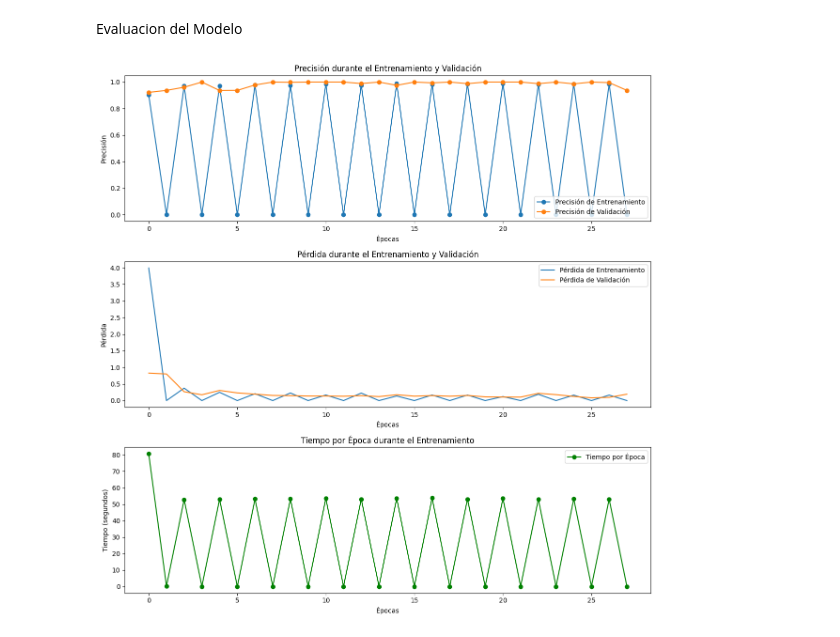
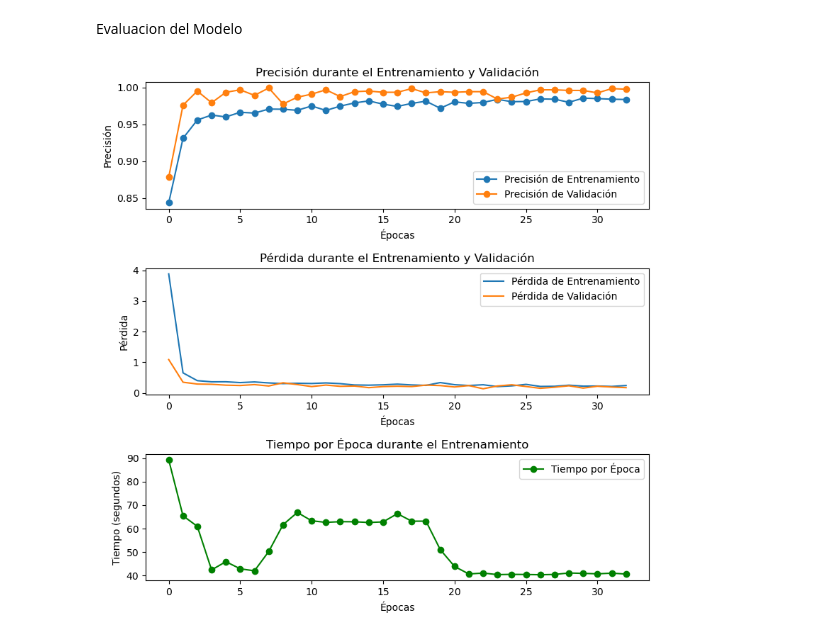
Before and after one commit to rofer0324/Reconocimiento-Facial, a Jupyter notebook: notebooks/Entrenamiento_Modelo1_MobilNetV2.ipynb, the cells around one changed output. Saved outputs shown, nothing was run; the diff lists cells and outputs as text; code cells hidden in the pictures.

Commit message:
Pruebas con GPU - 60 épocas

```diff
--- a/notebooks/Entrenamiento_Modelo1_MobilNetV2.ipynb
+++ b/notebooks/Entrenamiento_Modelo1_MobilNetV2.ipynb
@@ -21,10 +21,10 @@ Primera prueba - Test de entrenamiento
 basePath = '../data'  # Ajusta la ruta si es necesario
 train_dir = os.path.join(basePath, 'preprocessed', 'train')  # Ruta para entrenar
 val_dir = os.path.join(basePath, 'preprocessed', 'validation')  # Ruta para validar
-batch_size = 32
+batch_size = 16
 img_size = (224, 224)
 num_classes = 15
-epochs = 28
+epochs = 60
 # %%
 # Generadores de datos con aumento de datos
 train_datagen = ImageDataGenerator(
@@ -33,7 +33,7 @@ train_datagen = ImageDataGenerator(
     width_shift_range=0.2,
     height_shift_range=0.2,
     shear_range=0.2,
-    zoom_range=0.1,
+    zoom_range=0.2,
     horizontal_flip=True,
     fill_mode='nearest'
 )
@@ -70,6 +70,7 @@ for layer in base_model.layers[:-4]:  # Congelar todas las capas excepto las úl
 x = base_model.output
 x = GlobalAveragePooling2D()(x)
 x = Dense(1024, activation='relu', kernel_regularizer=l2(0.01))(x)
+x = Dropout(0.5)(x)
 predictions = Dense(num_classes, activation='softmax')(x)
 
 # Crear el modelo final
@@ -80,9 +81,9 @@ model.compile(optimizer='adam', loss='categorical_crossentropy', metrics=['accur
 
 # Early Stopping callback
 early_stopping = tf.keras.callbacks.EarlyStopping(
-    monitor='val_loss',  # Monitorea la pérdida de validación
-    patience=10,         # Número de épocas sin mejora antes de detener el entrenamiento
-    restore_best_weights=True  # Restaura los mejores pesos al final del entrenamiento
+    monitor='val_loss',                     # Monitorea la pérdida de validación
+    patience=10,                            # Número de épocas sin mejora antes de detener el entrenamiento
+    restore_best_weights=True               # Restaura los mejores pesos al final del entrenamiento
 )
 
 # Callback para registrar el tiempo por época
@@ -114,4 +115,4 @@ print(f"Pérdida en validación: {loss:.3f}")
 print(f"Precisión en validación: {accuracy:.3f}")
 
 # Guardar el modelo entrenado
-model.save('../models/re_fa_15_personasV2.keras')
+model.save('../models/re_fa_15_personasV5-gpu.keras')
@@ -159,38 +137,38 @@ def plot_training(history, epoch_times):
     epochs_range = range(min_length)  # Ensure epochs_range matches the length of history data
 
     # Graficar la precisión
-    plt.figure(figsize=(12, 12))
+    plt.figure(figsize=(8, 8))
 
     plt.subplot(3, 1, 1)
     plt.plot(epochs_range, acc, 'o-',label='Precisión de Entrenamiento')
     plt.plot(epochs_range, val_acc, 'o-',label='Precisión de Validación')
     plt.legend(loc='lower right')
     plt.title('Precisión durante el Entrenamiento y Validación')
     plt.xlabel('Épocas')
     plt.ylabel('Precisión')
 
     # Graficar la pérdida
     plt.subplot(3, 1, 2)
     plt.plot(epochs_range, loss, label='Pérdida de Entrenamiento')
     plt.plot(epochs_range, val_loss, label='Pérdida de Validación')
     plt.legend(loc='upper right')
     plt.title('Pérdida durante el Entrenamiento y Validación')
     plt.xlabel('Épocas')
     plt.ylabel('Pérdida')
 
     # Graficar el tiempo por época
     plt.subplot(3, 1, 3)
     plt.plot(epochs_range, epoch_times, 'o-', label='Tiempo por Época', color='green')
     plt.legend(loc='upper right')
     plt.title('Tiempo por Época durante el Entrenamiento')
     plt.xlabel('Épocas')
     plt.ylabel('Tiempo (segundos)')
 
     # Mostrar las gráficas
     plt.tight_layout()
     plt.show()
 
 # Llamar la función para graficar el rendimiento
 plot_training(history, time_callback.times)
 # %% [output]
-[figure, old version]
+[figure, new version]
```
Also changed, not shown: parts of 2 cells of this notebook, 1 other file.
